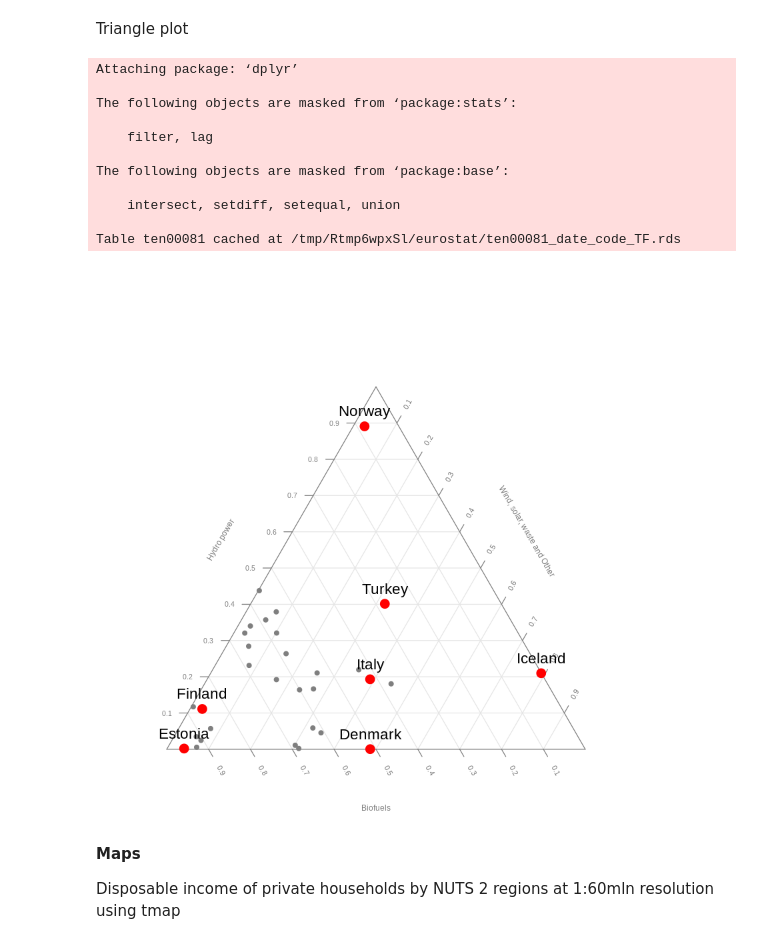
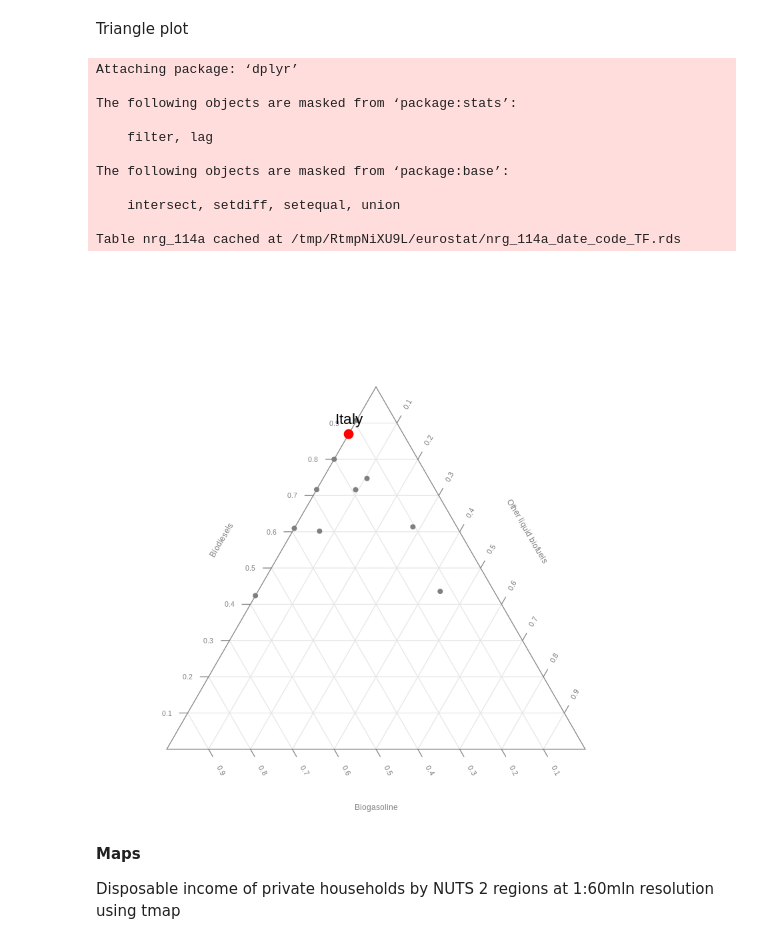
Before and after one commit to eurostat/PRost, a Jupyter notebook: notebooks/eurostat_package_tutorial.ipynb, the cells around one changed output. Drawn from its saved outputs; the diff is of its cells as text; code cells hidden in the pictures.

```diff
--- a/notebooks/eurostat_package_tutorial.ipynb
+++ b/notebooks/eurostat_package_tutorial.ipynb
@@ -182,63 +206,48 @@ library(tidyr)
 library(plotrix)
 library(eurostat)
 library(dplyr)
+library(tidyr)
 
-# All sources of renewable energy are to be grouped into three sets
- dict <- c("Solid biofuels (excluding charcoal)" = "Biofuels",
- "Biogasoline" = "Biofuels",
- "Other liquid biofuels" = "Biofuels",
- "Biodiesels" = "Biofuels",
- "Biogas" = "Biofuels",
- "Hydro power" = "Hydro power",
- "Tide, Wave and Ocean" = "Hydro power",
- "Solar thermal" = "Wind, solar, waste and Other",
- "Geothermal Energy" = "Wind, solar, waste and Other",
- "Solar photovoltaic" = "Wind, solar, waste and Other",
- "Municipal waste (renewable)" = "Wind, solar, waste and Other",
- "Wind power" = "Wind, solar, waste and Other",
- "Bio jet kerosene" = "Wind, solar, waste and Other")
 # Some cleaning of the data is required
- energy3 <- get_eurostat("ten00081") %>%
+ energy3 <- get_eurostat("nrg_114a") %>%
  label_eurostat(dat) %>%
- filter(time == "2013-01-01",
- product != "Renewable energies") %>%
- mutate(nproduct = dict[as.character(product)], # just three categories
- geo = gsub(geo, pattern=" \\(.*", replacement="")) %>%
- select(nproduct, geo, values) %>%
- group_by(nproduct, geo) %>%
+ filter(time == "2013-01-01") %>%
+ mutate(geo = gsub(geo, pattern=" \\(.*", replacement="")) %>%
+ select(product, geo, values) %>%
+ group_by(product, geo) %>%
  summarise(svalue = sum(values)) %>%
  group_by(geo) %>%
  mutate(tvalue = sum(svalue),
  svalue = svalue/sum(svalue)) %>%
  filter(tvalue > 1000) %>% # only large countries
- spread(nproduct, svalue)
+ spread(product, svalue)
 
 # Triangle plot
  par(cex=0.75, mar=c(0,0,0,0))
  positions <- plotrix::triax.plot(as.matrix(energy3[, c(3,5,4)]),
                      show.grid = TRUE,
                      label.points= FALSE, point.labels = energy3$geo,
                      col.axis="gray50", col.grid="gray90",
                      pch = 19, cex.axis=0.8, cex.ticks=0.7, col="grey50")
 
  # Larger labels
  ind <- which(energy3$geo %in%  c("Norway", "Iceland","Denmark","Estonia", "Turkey", "Italy", "Finland"))
  df <- data.frame(positions$xypos, geo = energy3$geo)
  points(df$x[ind], df$y[ind], cex=2, col="red", pch=19)
  text(df$x[ind], df$y[ind], df$geo[ind], adj = c(0.5,-1), cex=1.5)
 # %% [output]
 Attaching package: ‘dplyr’
 
 The following objects are masked from ‘package:stats’:
 
     filter, lag
 
 The following objects are masked from ‘package:base’:
 
     intersect, setdiff, setequal, union
 
-Table ten00081 cached at /tmp/Rtmp6wpxSl/eurostat/ten00081_date_code_TF.rds
+Table nrg_114a cached at /tmp/RtmpNiXU9L/eurostat/nrg_114a_date_code_TF.rds
-[figure, old version]
+[figure, new version]
 # %% [markdown]
 **Maps**
 
```
Also changed, not shown: parts of 19 cells of this notebook.
